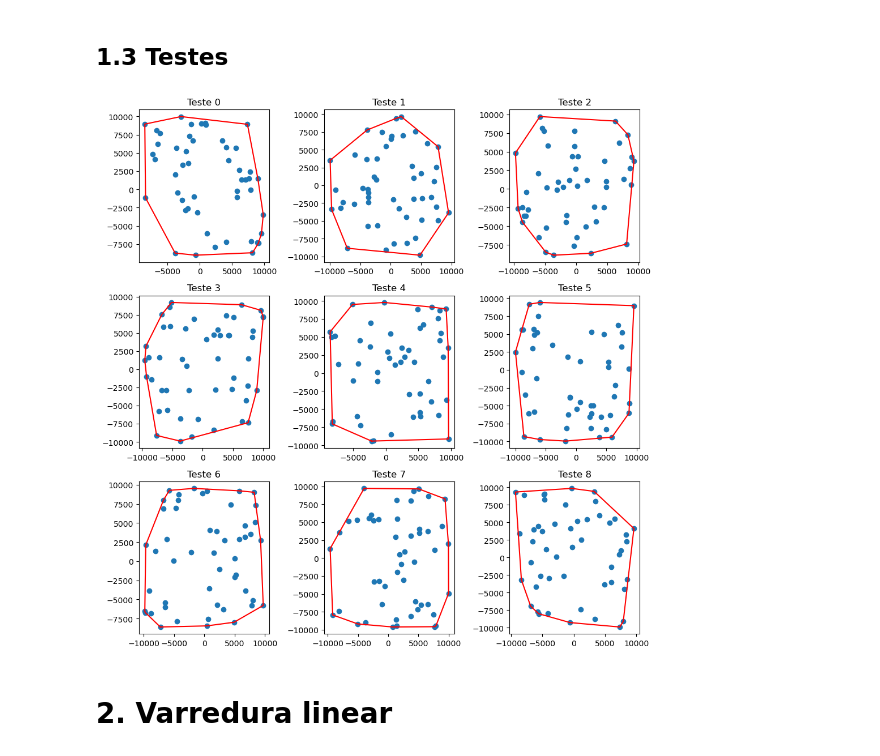
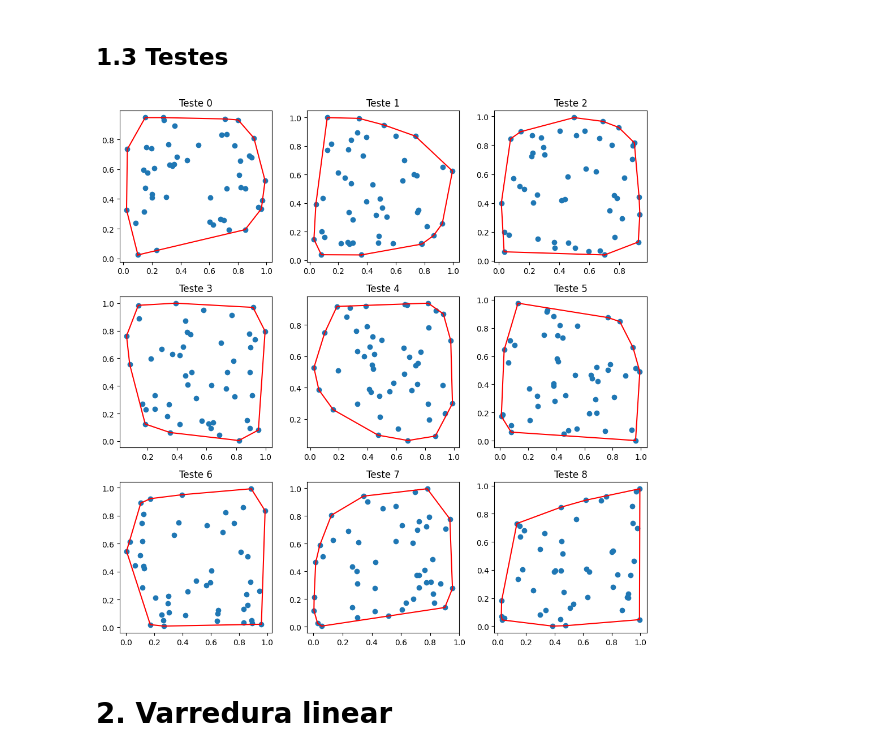
Before and after one commit to FredericoBaker/tp1-Algoritmos2, a Jupyter notebook: TP1_ALG2.ipynb, the cells around one changed output. Cells and saved outputs as stored; diff of their text form; code cells hidden in the pictures.

```diff
--- a/TP1_ALG2.ipynb
+++ b/TP1_ALG2.ipynb
@@ -153,9 +153,11 @@ def giftWrapping(points):
 # %% [markdown]
 ## 1.3 Testes
 # %%
+from random import uniform
+
 # Create random points in a range
-def createPoints(numPoints, min = 0, max = 50):
-    return [Point(randint(min, max), randint(min, max)) for _ in range(numPoints)]
+def createPoints(numPoints, min=0, max=1):
+    return [Point(round(uniform(min, max), 5), round(uniform(min, max), 5)) for _ in range(numPoints)]
 
 # Plot the hull and points
 def scatterPlot(points, hull):
@@ -173,35 +175,35 @@ def scatterPlot(points, hull):
     # Plot the segments of the convex hull
     plt.plot(hullXCoords, hullYCoords, 'r')
 
     plt.title("Example")
 
     plt.show()
 
 # Create a 3x3 grid of plots
 fig, axs = plt.subplots(3, 3, figsize=(10, 10))
 
 for i in range(3):
     for j in range(3):
-        points = createPoints(50, -10000, 10000)
+        points = createPoints(50, 0, 1)
         hull = giftWrapping(points)
 
         xCoords = [point.x for point in points]
         yCoords = [point.y for point in points]
 
         hullXCoords = [point.x for point in hull]
         hullYCoords = [point.y for point in hull]
 
         hullXCoords.append(hull[0].x)
         hullYCoords.append(hull[0].y)
 
         axs[i, j].scatter(xCoords, yCoords)
         axs[i, j].plot(hullXCoords, hullYCoords, 'r')
         axs[i, j].set_title(f'Teste {3*i+j}')
 
 plt.tight_layout()
 plt.show()
 # %% [output]
-[figure, old version]
+[figure, new version]
 # %% [markdown]
 # 2. Varredura linear
 # %% [markdown]
```
Also changed, not shown: parts of 54 cells of this notebook, 18 other files.
